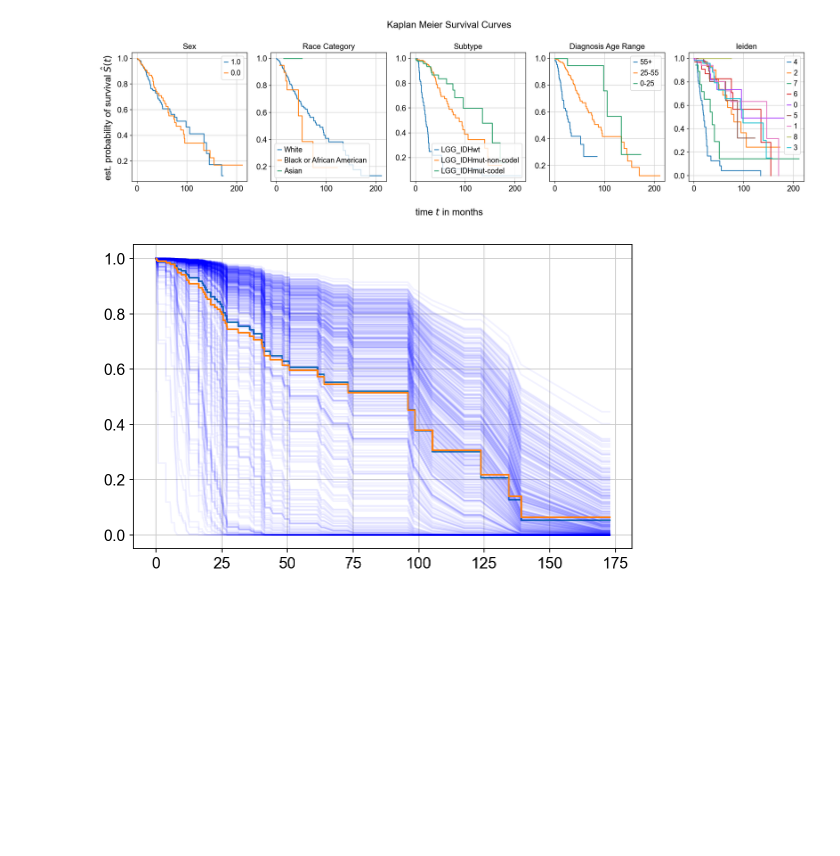
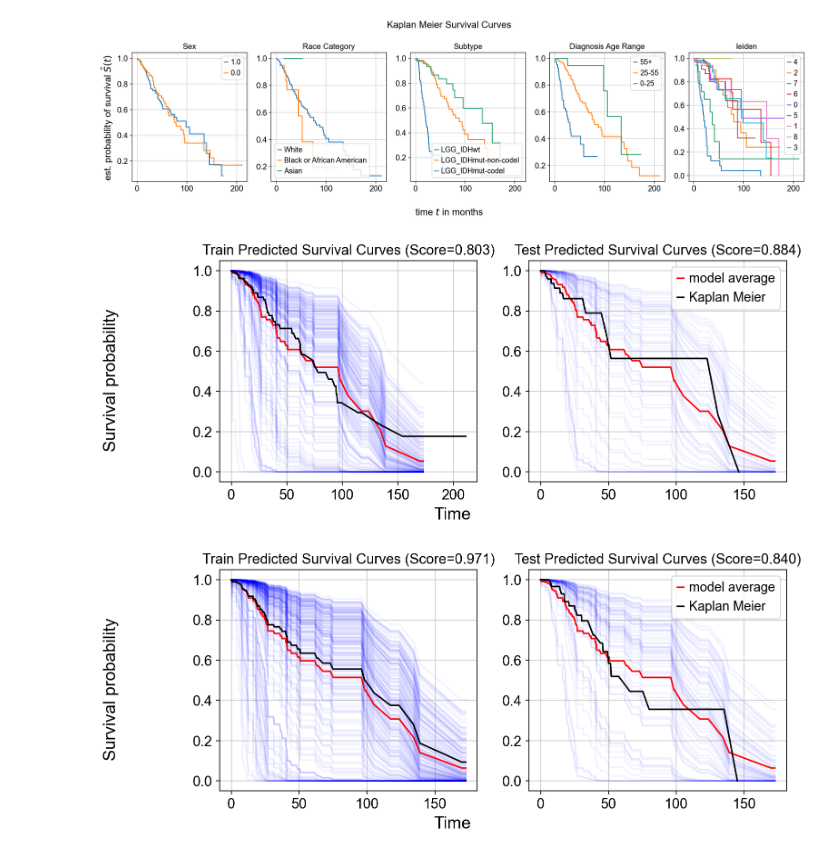
Before and after one commit to qmss5052/msk-2023, a Jupyter notebook: Survival analysis_zscores.ipynb, the cells around one changed output. Drawn from its saved outputs; the diff is of its cells as text; code cells hidden in the pictures; blank space fills up the shorter version.

Commit message:
survival curves

```diff
--- a/Survival analysis_zscores.ipynb
+++ b/Survival analysis_zscores.ipynb
@@ -477,9 +454,33 @@ def plot_surv_curves(X_train, y_train, X_test, y_test, model):
     fig, ax = plt.subplots(1,2, figsize=(10,4))
 
     for i, (a, b) in enumerate(y_train):
-        ax[0].plot(survival_function_train[i].x, survival_function_train[i].y, alpha=0.1, c='blue')
+        ax[0].plot(survival_function_train[i].x, survival_function_train[i].y, alpha=0.05, c='blue')
     for i, (a, b) in enumerate(y_test):
-        ax[1].plot(survival_function_test[i].x, survival_function_test[i].y, alpha=0.1, c='blue')
+        ax[1].plot(survival_function_test[i].x, survival_function_test[i].y, alpha=0.05, c='blue')
+
+    y_hat_train = np.array([s.y for s in survival_function_train])  # Extract y values from step functions
+    avg_survival_train = np.mean(y_hat_train, axis=0)
+
+    y_hat_test = np.array([s.y for s in survival_function_test])  # Extract y values from step functions
+    avg_survival_test = np.mean(y_hat_train, axis=0)
+
+    ax[0].plot(survival_function_train[0].x, avg_survival_train, alpha=1, c='red', label='model average')
+    ax[1].plot(survival_function_test[0].x, avg_survival_test, alpha=1, c='red', label='model average')
+
+    # KM
+    status_train, time_train = df_from_rec(y_train)
+    time_cell, survival_prob_cell = kaplan_meier_estimator(status_train.astype(bool),
+                                                            time_train)
+    ax[0].plot(time_cell, survival_prob_cell,
+                   label='Kaplan Meier', c='black'
+                   )
+
+    status_test, time_test = df_from_rec(y_test)
+    time_cell, survival_prob_cell = kaplan_meier_estimator(status_test.astype(bool),
+                                                            time_test)
+    ax[1].plot(time_cell, survival_prob_cell,
+                   label='Kaplan Meier', c='black'
+                   )
 
     fig.supxlabel('Time')
     fig.supylabel('Survival probability')
@@ -517,5 +517,3 @@ tsne = TSNE()
 X_pca = pca.fit_transform(X_surv)
 X_train_pca, X_test_pca, y_train_pca, y_test_pca = train_test_split(
     X_pca, y_surv, random_state=42)
-# %%
-cox_net.fit(X_train_pca, y_train_pca)
@@ -583,29 +585,20 @@ plt.tight_layout()
 # %%
 vars = ['Sex']
 n = len(vars)
-cox_net.fit(X_train, y_train)
+
 df = df_ML.copy()
-fig, ax = plt.subplots(1,n, figsize=(8,5))
 for i in range(n):
     var = vars[i]
     for value in df[var].unique():
         mask = df[var] == value
         y_surv = pd.concat([df_ML['Overall Survival Status'][mask].astype(bool),
                             df_ML['Overall Survival (Months)'][mask].apply(pd.to_numeric)],axis=1).to_records(index=False)
 
         X = df_ML[mask].drop(['Overall Survival Status', 'Overall Survival (Months)'], axis=1).reset_index(drop=True)
         X_surv=preprocessor.fit_transform(X)
         X_train, X_test, y_train, y_test = train_test_split(
             X_surv, y_surv, random_state=42)
-        survival_train = cox_net.predict_survival_function(X_train)
-        for i, (a, b) in enumerate(y_train):
-            ax.plot(survival_train[i].x, survival_train[i].y, alpha=0.05, c='blue')
-        # compute the average survival curve
-        time = survival_train[0].x  # assume all predicted survival functions have the same time points
-        y_hat_train = np.array([s.y for s in survival_train])  # Extract y values from step functions
-        avg_survival_train = np.mean(y_hat_train, axis=0)
-
-        # plot the survival curve
-        ax.step(time, avg_survival_train)
+        plot_surv_curves(X_train, y_train, X_test, y_test, cox_net)
 # %% [output]
-[figure, old version]
+[figure, new version]
+[figure, added]
```
Also changed, not shown: parts of 15 cells of this notebook.
